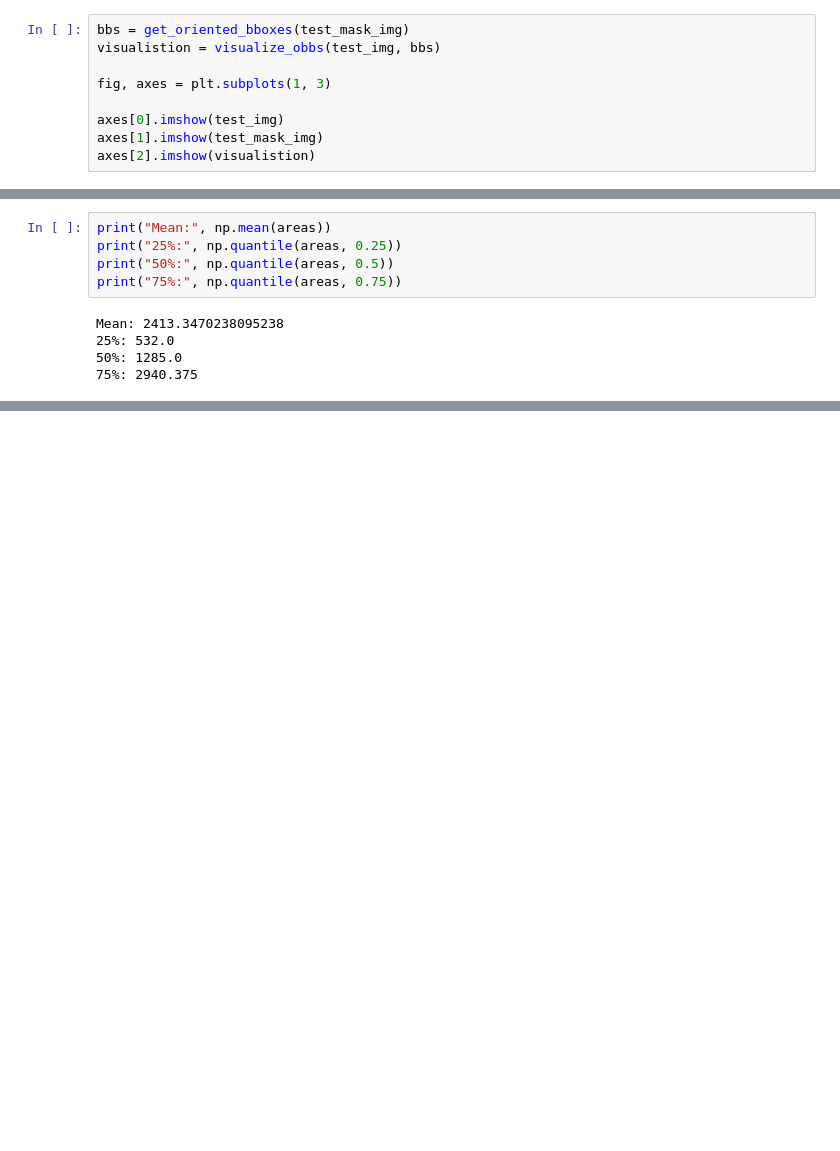
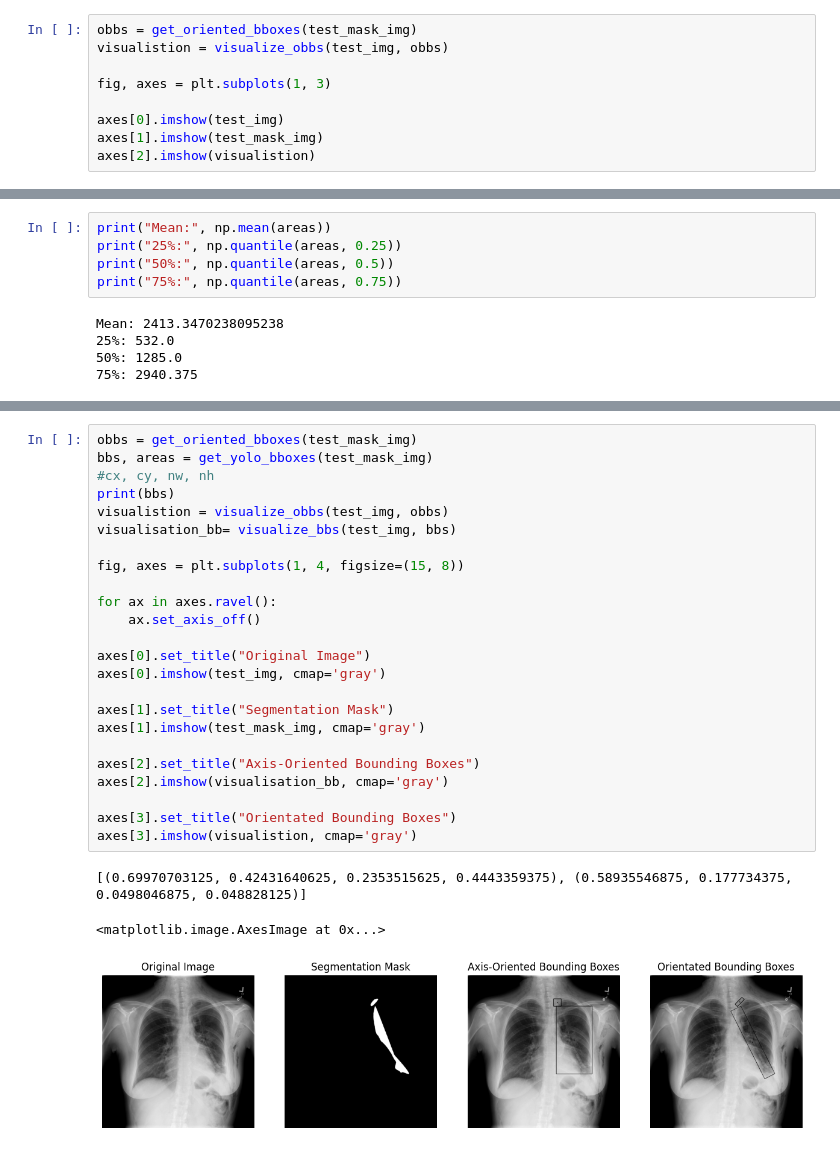
Before and after one commit to kaichenchai/Mini_VinDr_CXR_Dataset, a Jupyter notebook: siim-acr-pneumothorax/convert_mask_to_bb.ipynb, the cells around one changed output, grey strips where cells are left out. Drawn from its saved outputs; the diff is of its cells as text; blank space fills up the shorter version.

```diff
--- a/siim-acr-pneumothorax/convert_mask_to_bb.ipynb
+++ b/siim-acr-pneumothorax/convert_mask_to_bb.ipynb
@@ -225,8 +227,8 @@ axes[2].imshow(visualistion)
 <matplotlib.image.AxesImage at 0x...>
 [figure]
 # %%
-bbs = get_oriented_bboxes(test_mask_img)
-visualistion = visualize_obbs(test_img, bbs)
+obbs = get_oriented_bboxes(test_mask_img)
+visualistion = visualize_obbs(test_img, obbs)
 
 fig, axes = plt.subplots(1, 3)
 
@@ -378,0 +420,28 @@ Mean: 2413.3470238095238
+# %%
+obbs = get_oriented_bboxes(test_mask_img)
+bbs, areas = get_yolo_bboxes(test_mask_img)
+#cx, cy, nw, nh
+print(bbs)
+visualistion = visualize_obbs(test_img, obbs)
+visualisation_bb= visualize_bbs(test_img, bbs)
+
+fig, axes = plt.subplots(1, 4, figsize=(15, 8))
+
+for ax in axes.ravel():
+    ax.set_axis_off()
+
+axes[0].set_title("Original Image")
+axes[0].imshow(test_img, cmap='gray')
+
+axes[1].set_title("Segmentation Mask")
+axes[1].imshow(test_mask_img, cmap='gray')
+
+axes[2].set_title("Axis-Oriented Bounding Boxes")
+axes[2].imshow(visualisation_bb, cmap='gray')
+
+axes[3].set_title("Orientated Bounding Boxes")
+axes[3].imshow(visualistion, cmap='gray')
+# %% [output]
+[(0.69970703125, 0.42431640625, 0.2353515625, 0.4443359375), (0.58935546875, 0.177734375, 0.0498046875, 0.048828125)]
+<matplotlib.image.AxesImage at 0x...>
+[figure, added]
```
Also changed, not shown: parts of 4 cells of this notebook.
